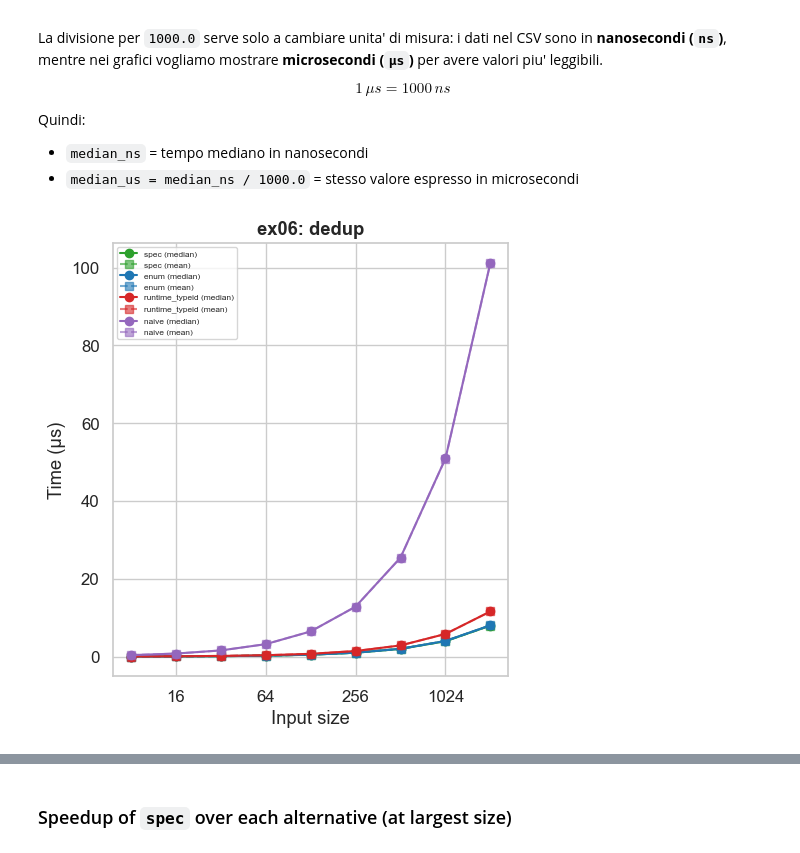
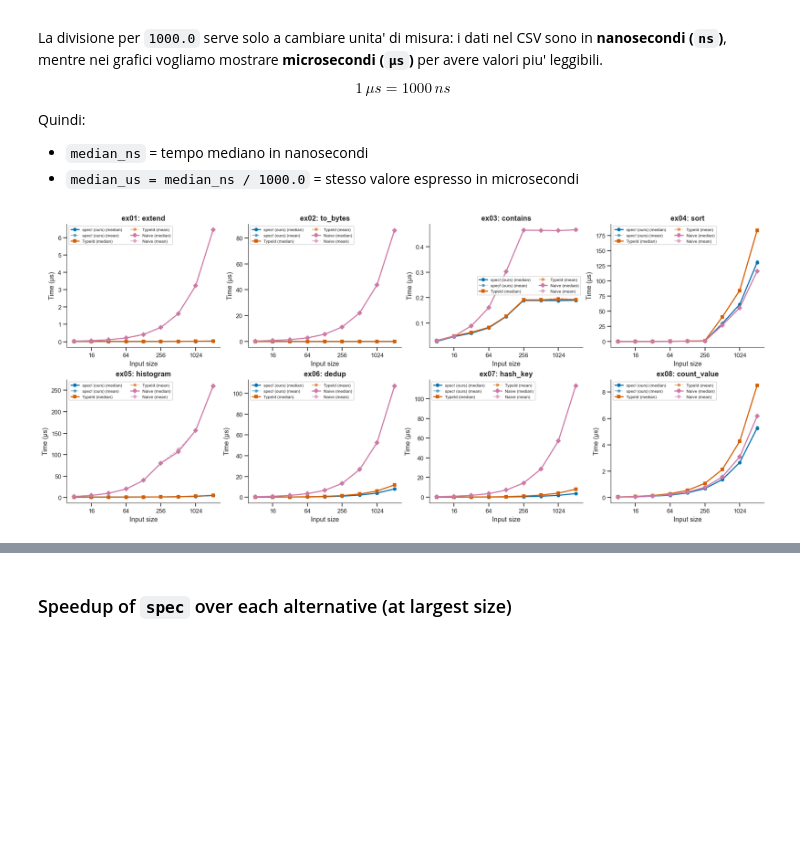
Before and after one commit to AdaptLab-CS/spec-trait, a Jupyter notebook: spec-trait-evaluation/notebooks/eval.ipynb, the cells around one changed output, grey strips where cells are left out. Cells and saved outputs as stored; diff of their text form; code cells hidden in the pictures; blank space fills up the shorter version.

```diff
--- a/spec-trait-evaluation/notebooks/eval.ipynb
+++ b/spec-trait-evaluation/notebooks/eval.ipynb
@@ -69,44 +144,48 @@ Quindi:
 - `median_ns` = tempo mediano in nanosecondi
 - `median_us = median_ns / 1000.0` = stesso valore espresso in microsecondi
 # %%
-
-# Mean vs Median comparison — one subplot per example, two lines per approach
+# Mean vs Median comparison — solid = median, dashed = mean, band = median 95 % CI
 has_mean = "mean_ns" in rt.columns
 
 if has_mean:
     rt["mean_us"] = rt["mean_ns"] / 1000.0
 
-    fig, axes = plt.subplots(2, (n_ex + 1) // 2, figsize=(5 * ((n_ex + 1) // 2), 10), sharey=False)
-    axes = axes.flatten()
+    # Pre-compute median CI in µs (if available)
+    has_med_ci = {"median_ci_lower_ns", "median_ci_upper_ns"}.issubset(rt.columns)
+    if has_med_ci:
+        rt["med_ci_lo_us"] = rt["median_ci_lower_ns"] / 1000.0
+        rt["med_ci_hi_us"] = rt["median_ci_upper_ns"] / 1000.0
+
+    fig, axes = make_grid(n_ex)
 
     for idx, ex in enumerate(examples):
         ax = axes[idx]
         sub = rt[rt["example"] == ex]
         op = sub["operation"].iloc[0]
-        for approach in APPROACH_ORDER:
-            d = sub[sub["approach"] == approach].sort_values("size")
+        for a in APPROACH_ORDER:
+            d = sub[sub["approach"] == a].sort_values("size")
             if d.empty:
                 continue
-            color = APPROACH_COLORS.get(approach, "gray")
-            ax.plot(d["size"], d["median_us"], marker="o", linestyle="-",
-                    label=f"{approach} (median)", color=color)
-            ax.plot(d["size"], d["mean_us"], marker="s", linestyle="--",
-                    label=f"{approach} (mean)", color=color, alpha=0.6)
-        ax.set_title(f"{ex}: {op}", fontweight="bold")
+            c, m = _color(a), _marker(a)
+            ax.plot(d["size"], d["median_us"],
+                    marker=m, ms=MS, lw=LW, color=c,
+                    label=f"{_label(a)} (median)")
+            ax.plot(d["size"], d["mean_us"],
+                    marker=m, ms=MS-1, lw=LW*0.7, ls="--", color=c, alpha=0.55,
+                    label=f"{_label(a)} (mean)")
+            if has_med_ci:
+                ax.fill_between(d["size"], d["med_ci_lo_us"], d["med_ci_hi_us"],
+                                alpha=BAND_A, color=c)
+        ax.set_title(f"{ex}: {op}")
         ax.set_xlabel("Input size")
         ax.set_ylabel("Time (µs)")
-        ax.set_xscale("log", base=2)
-        ax.xaxis.set_major_formatter(ticker.ScalarFormatter())
-        ax.legend(fontsize=6)
+        style_log_x(ax)
+        ax.legend(fontsize=7, ncol=2)
 
-    for idx in range(n_ex, len(axes)):
-        axes[idx].set_visible(False)
-
-    plt.tight_layout()
-    plt.savefig(RESULTS / "mean_vs_median.pdf", bbox_inches="tight")
+    finish_grid(fig, axes, n_ex, RESULTS / "mean_vs_median.pdf")
     plt.show()
 else:
     print("mean_ns column not found — only median is available.")
 # %% [output]
-[figure, old version]
+[figure, new version]
 # %%
```
Also changed, not shown: parts of 12 cells of this notebook, 32 other files.
